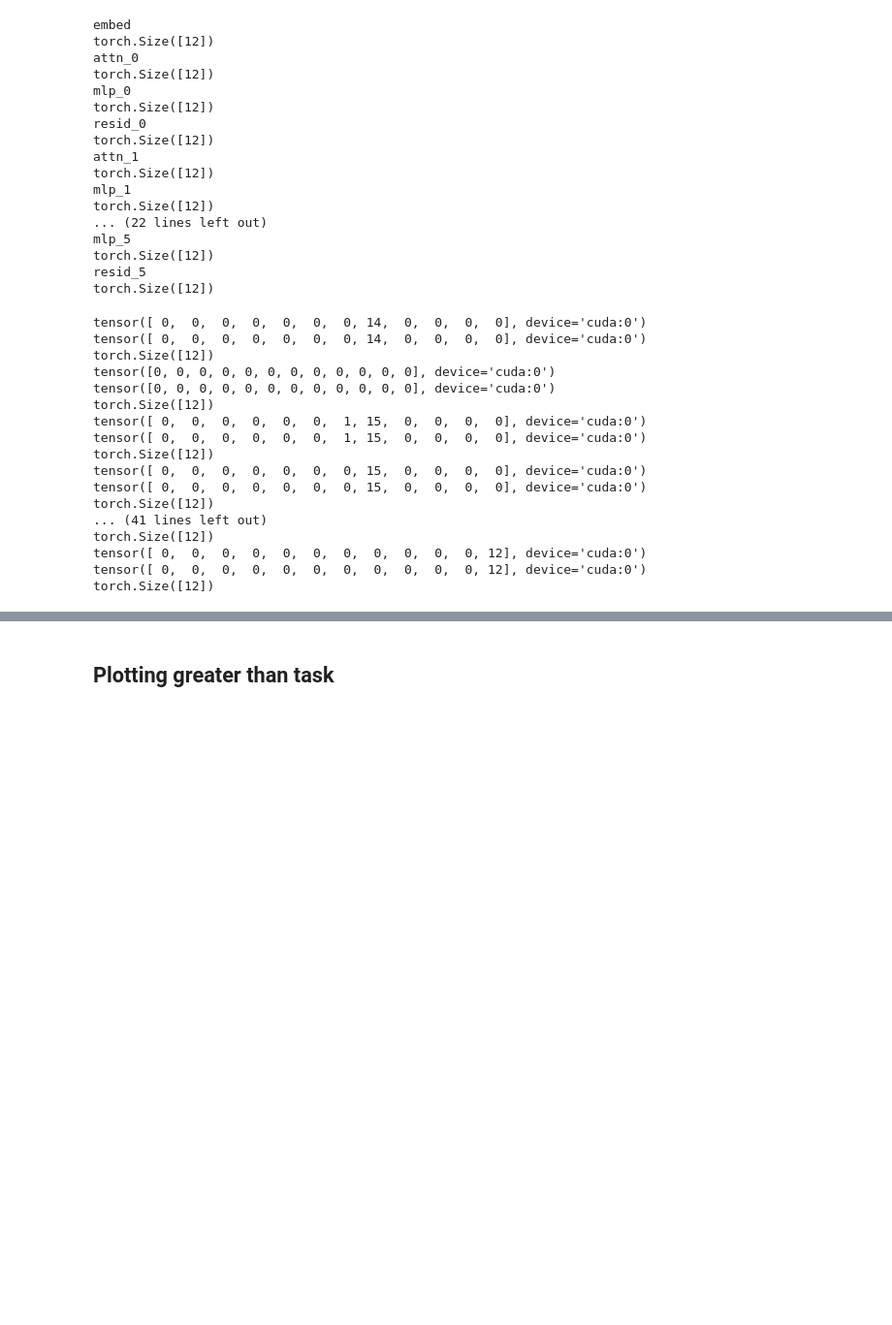
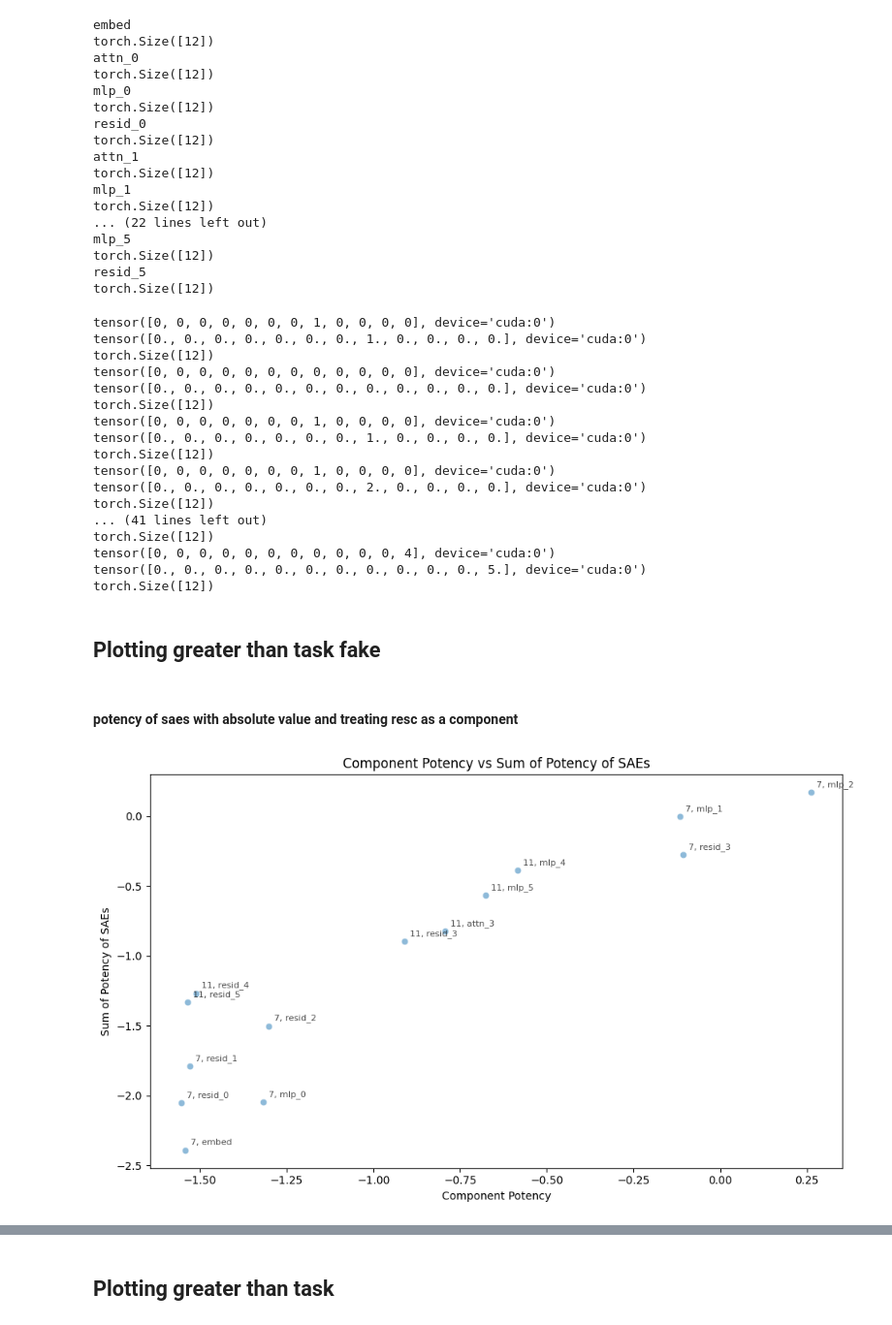
Before and after one commit to Nicole-Nobili/feature-circuits, a Jupyter notebook: plotting_graphs.ipynb, the cells around one changed output, grey strips where cells are left out. Shown: that part at 97% size. Drawn from its saved outputs; the diff is of its cells as text; code cells hidden in the pictures; blank space fills up the shorter version.

Commit message:
implementing control task for fake

```diff
--- a/plotting_graphs.ipynb
+++ b/plotting_graphs.ipynb
@@ -3,14 +3,14 @@ import torch
 import matplotlib.pyplot as plt
 import seaborn as sns
 # %%
-sae_effects = "/workspace/feature-circuits/circuits/saes_greater_than.pt"
-components_effects = "/workspace/feature-circuits/circuits/components_greater_than.pt"
+sae_effects = "/workspace/feature-circuits/circuits/saes_greater_than_fake.pt"
+components_effects = "/workspace/feature-circuits/circuits/components_greater_than_fake.pt"
 
 #let's use for now the file 2 as the file 1 with different parameters, make a dummy file 2
 THRESHOLD_COMPONENT = 0.1
 CONSIDERING_ABS_VAL = True
 THRESHOLD_SAE = 0.1
-UNITE_RESC = False #Unite resc and treat it as a node
+UNITE_RESC = True #Unite resc and treat it as a node
 # %%
 with open(sae_effects, 'rb') as infile:
     sae_nodes = torch.load(infile)['nodes']
@@ -97,20 +97,58 @@ for n, v in sae_nodes.items():
     print(number_potent_saes[n])
     print(number_potent_saes[n].shape)
 # %% [output]
-tensor([ 0,  0,  0,  0,  0,  0,  0, 14,  0,  0,  0,  0], device='cuda:0')
-tensor([ 0,  0,  0,  0,  0,  0,  0, 14,  0,  0,  0,  0], device='cuda:0')
+tensor([0, 0, 0, 0, 0, 0, 0, 1, 0, 0, 0, 0], device='cuda:0')
+tensor([0., 0., 0., 0., 0., 0., 0., 1., 0., 0., 0., 0.], device='cuda:0')
 torch.Size([12])
 tensor([0, 0, 0, 0, 0, 0, 0, 0, 0, 0, 0, 0], device='cuda:0')
-tensor([0, 0, 0, 0, 0, 0, 0, 0, 0, 0, 0, 0], device='cuda:0')
+tensor([0., 0., 0., 0., 0., 0., 0., 0., 0., 0., 0., 0.], device='cuda:0')
 torch.Size([12])
-tensor([ 0,  0,  0,  0,  0,  0,  1, 15,  0,  0,  0,  0], device='cuda:0')
-tensor([ 0,  0,  0,  0,  0,  0,  1, 15,  0,  0,  0,  0], device='cuda:0')
+tensor([0, 0, 0, 0, 0, 0, 0, 1, 0, 0, 0, 0], device='cuda:0')
+tensor([0., 0., 0., 0., 0., 0., 0., 1., 0., 0., 0., 0.], device='cuda:0')
 torch.Size([12])
-tensor([ 0,  0,  0,  0,  0,  0,  0, 15,  0,  0,  0,  0], device='cuda:0')
-tensor([ 0,  0,  0,  0,  0,  0,  0, 15,  0,  0,  0,  0], device='cuda:0')
+tensor([0, 0, 0, 0, 0, 0, 0, 1, 0, 0, 0, 0], device='cuda:0')
+tensor([0., 0., 0., 0., 0., 0., 0., 2., 0., 0., 0., 0.], device='cuda:0')
 torch.Size([12])
 ... (41 lines left out)
 torch.Size([12])
-tensor([ 0,  0,  0,  0,  0,  0,  0,  0,  0,  0,  0, 12], device='cuda:0')
-tensor([ 0,  0,  0,  0,  0,  0,  0,  0,  0,  0,  0, 12], device='cuda:0')
+tensor([0, 0, 0, 0, 0, 0, 0, 0, 0, 0, 0, 4], device='cuda:0')
+tensor([0., 0., 0., 0., 0., 0., 0., 0., 0., 0., 0., 5.], device='cuda:0')
 torch.Size([12])
+# %% [markdown]
+## Plotting greater than task fake
+# %% [markdown]
+#### potency of saes with absolute value and treating resc as a component
+# %%
+labels = []
+x_values = []
+y_values = []
+
+for n, v in components_nodes.items():
+    # Get the indices of components that are over the threshold
+    indices = torch.where(v.act.abs() > THRESHOLD_COMPONENT)[0]
+
+    new_labels = [f"{idx.item()}, {n}" for idx in indices]
+    new_x = components_nodes[n].act[indices].tolist()
+    new_y = sum_potency_sae[n][indices].tolist()
+
+    # Extend the lists
+    labels.extend(new_labels)
+    x_values.extend(new_x)
+    y_values.extend(new_y)
+
+# Plotting the graph using seaborn
+
+plt.figure(figsize=(10, 6))
+sns.scatterplot(x=x_values, y=y_values, alpha=0.5)
+plt.xlabel('Component Potency')
+plt.ylabel('Sum of Potency of SAEs')
+plt.title('Component Potency vs Sum of Potency of SAEs')
+
+# Add labels to each point
+for i, label in enumerate(labels):
+    plt.annotate(label, (x_values[i], y_values[i]), xytext=(5, 5), textcoords='offset points', fontsize=8, alpha=0.7)
+
+plt.tight_layout()
+plt.show()
+# %% [output]
+[figure, added]
```
Also changed, not shown: parts of 6 cells of this notebook, 3 other files.
